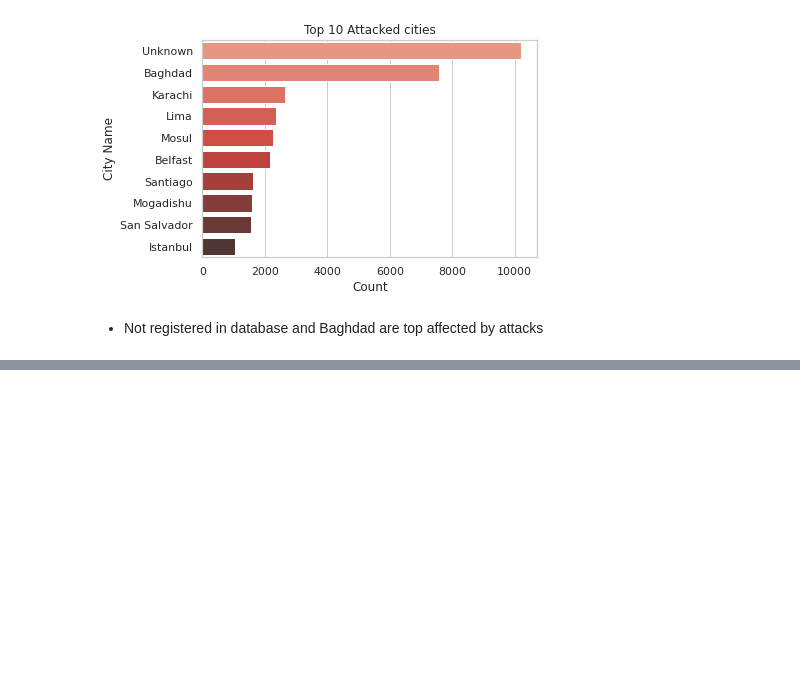
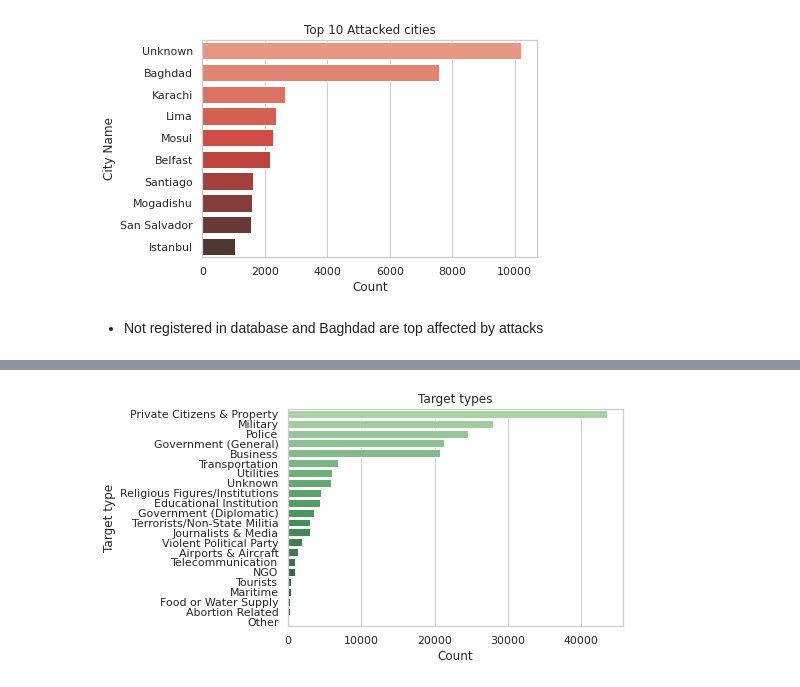
Before and after one commit to Jayjake1/DataAnalysis, a Jupyter notebook: Global_Terrorism_Analysis.ipynb, the cells around one changed output, grey strips where cells are left out. Drawn from its saved outputs; the diff is of its cells as text; code cells hidden in the pictures; blank space fills up the shorter version.

```diff
--- a/Global_Terrorism_Analysis.ipynb
+++ b/Global_Terrorism_Analysis.ipynb
@@ -449,0 +479,4 @@ ax = sns.barplot(x="Count", y="City Name", data=city_wise[:10],
+# %%
+target_type=data['targtype1_txt'].value_counts().reset_index()
+target_type.rename(columns={"index":'Target type','targtype1_txt':'Count'},inplace=True)
+target_type
@@ -449,0 +501,5 @@ ax = sns.barplot(x="Count", y="City Name", data=city_wise[:10],
+# %%
+ax = sns.barplot(x="Count", y="Target type", data=target_type,
+                 palette="Greens_d").set_title('Target types')
+# %% [output]
+[figure, added]
```
Also changed, not shown: parts of 18 cells of this notebook.
